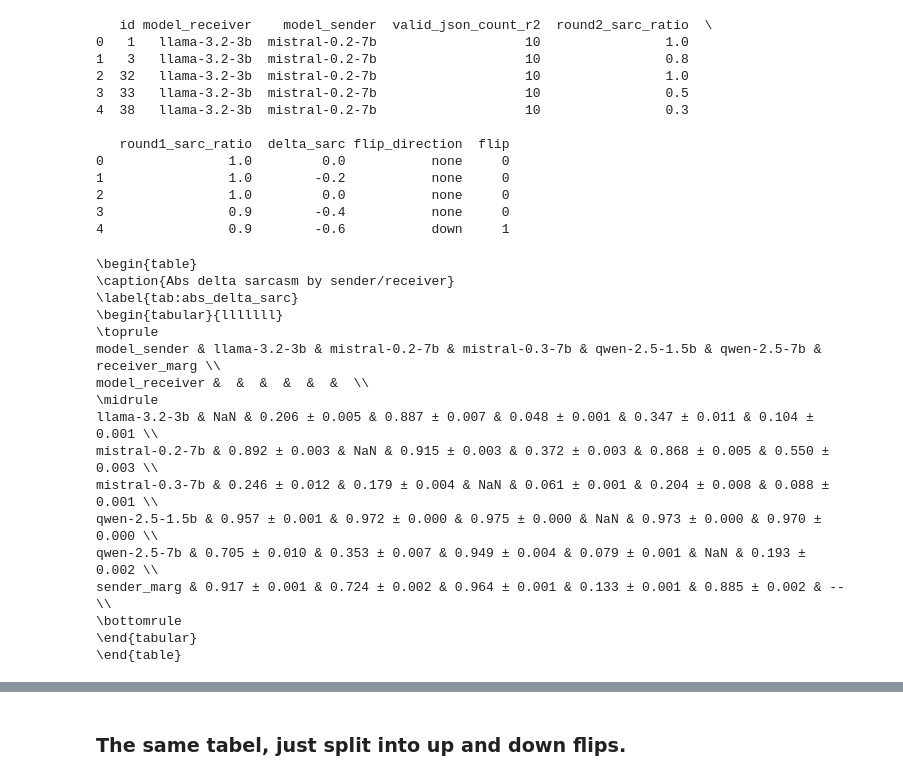
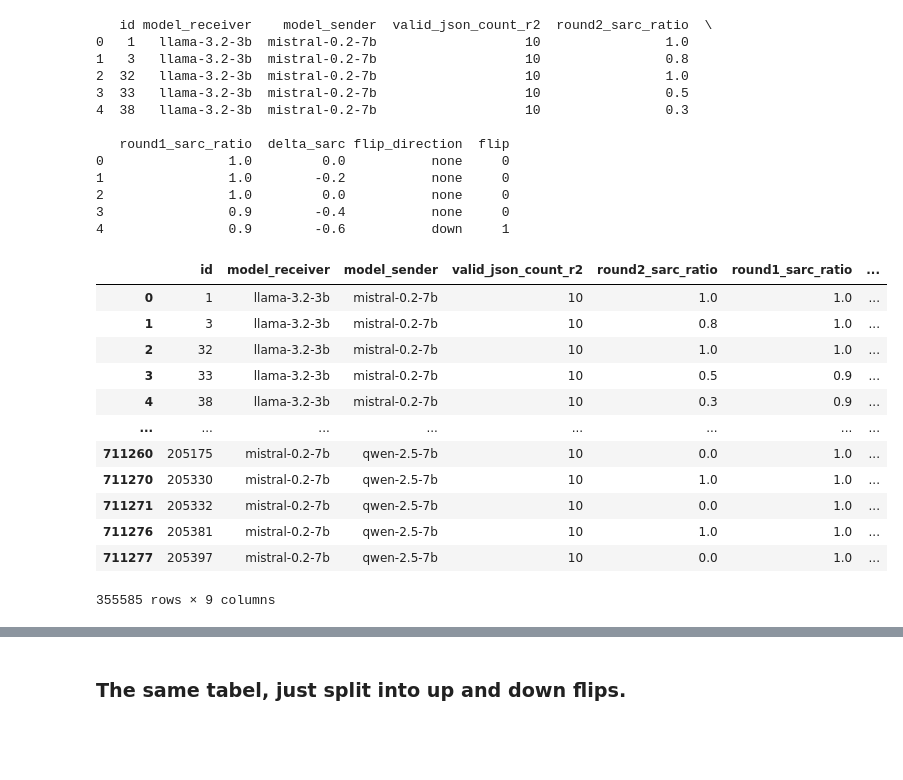
Before and after one commit to mariehaahr/mas, a Jupyter notebook: analysis.ipynb, the cells around one changed output, grey strips where cells are left out. Cells and saved outputs as stored; diff of their text form; code cells hidden in the pictures; blank space fills up the shorter version.

```diff
--- a/analysis.ipynb
+++ b/analysis.ipynb
@@ -146,20 +144,0 @@ df, table = make_delta_table(results)
-# %%
-print(table)
-# %% [output]
-\begin{table}
-\caption{Abs delta sarcasm by sender/receiver}
-\label{tab:abs_delta_sarc}
-\begin{tabular}{lllllll}
-\toprule
-model_sender & llama-3.2-3b & mistral-0.2-7b & mistral-0.3-7b & qwen-2.5-1.5b & qwen-2.5-7b & receiver_marg \\
-model_receiver &  &  &  &  &  &  \\
-\midrule
-llama-3.2-3b & NaN & 0.206 ± 0.005 & 0.887 ± 0.007 & 0.048 ± 0.001 & 0.347 ± 0.011 & 0.104 ± 0.001 \\
-mistral-0.2-7b & 0.892 ± 0.003 & NaN & 0.915 ± 0.003 & 0.372 ± 0.003 & 0.868 ± 0.005 & 0.550 ± 0.003 \\
-mistral-0.3-7b & 0.246 ± 0.012 & 0.179 ± 0.004 & NaN & 0.061 ± 0.001 & 0.204 ± 0.008 & 0.088 ± 0.001 \\
-qwen-2.5-1.5b & 0.957 ± 0.001 & 0.972 ± 0.000 & 0.975 ± 0.000 & NaN & 0.973 ± 0.000 & 0.970 ± 0.000 \\
-qwen-2.5-7b & 0.705 ± 0.010 & 0.353 ± 0.007 & 0.949 ± 0.004 & 0.079 ± 0.001 & NaN & 0.193 ± 0.002 \\
-sender_marg & 0.917 ± 0.001 & 0.724 ± 0.002 & 0.964 ± 0.001 & 0.133 ± 0.001 & 0.885 ± 0.002 & -- \\
-\bottomrule
-\end{tabular}
-\end{table}
@@ -165,0 +265,16 @@ sender_marg & 0.917 ± 0.001 & 0.724 ± 0.002 & 0.964 ± 0.001 & 0.133 ± 0.001
+# %%
+results[results['round1_sarc_ratio'] >= 0.5]
+# %% [output]
+|  | id | model_receiver | model_sender | valid_json_count_r2 | round2_sarc_ratio | round1_sarc_ratio | ... |
+| 0 | 1 | llama-3.2-3b | mistral-0.2-7b | 10 | 1.0 | 1.0 | ... |
+| 1 | 3 | llama-3.2-3b | mistral-0.2-7b | 10 | 0.8 | 1.0 | ... |
+| 2 | 32 | llama-3.2-3b | mistral-0.2-7b | 10 | 1.0 | 1.0 | ... |
+| 3 | 33 | llama-3.2-3b | mistral-0.2-7b | 10 | 0.5 | 0.9 | ... |
+| 4 | 38 | llama-3.2-3b | mistral-0.2-7b | 10 | 0.3 | 0.9 | ... |
+| ... | ... | ... | ... | ... | ... | ... | ... |
+| 711260 | 205175 | mistral-0.2-7b | qwen-2.5-7b | 10 | 0.0 | 1.0 | ... |
+| 711270 | 205330 | mistral-0.2-7b | qwen-2.5-7b | 10 | 1.0 | 1.0 | ... |
+| 711271 | 205332 | mistral-0.2-7b | qwen-2.5-7b | 10 | 0.0 | 1.0 | ... |
+| 711276 | 205381 | mistral-0.2-7b | qwen-2.5-7b | 10 | 1.0 | 1.0 | ... |
+| 711277 | 205397 | mistral-0.2-7b | qwen-2.5-7b | 10 | 0.0 | 1.0 | ... |
+355585 rows × 9 columns
```
Also changed, not shown: parts of 22 cells of this notebook, 1 other file.
